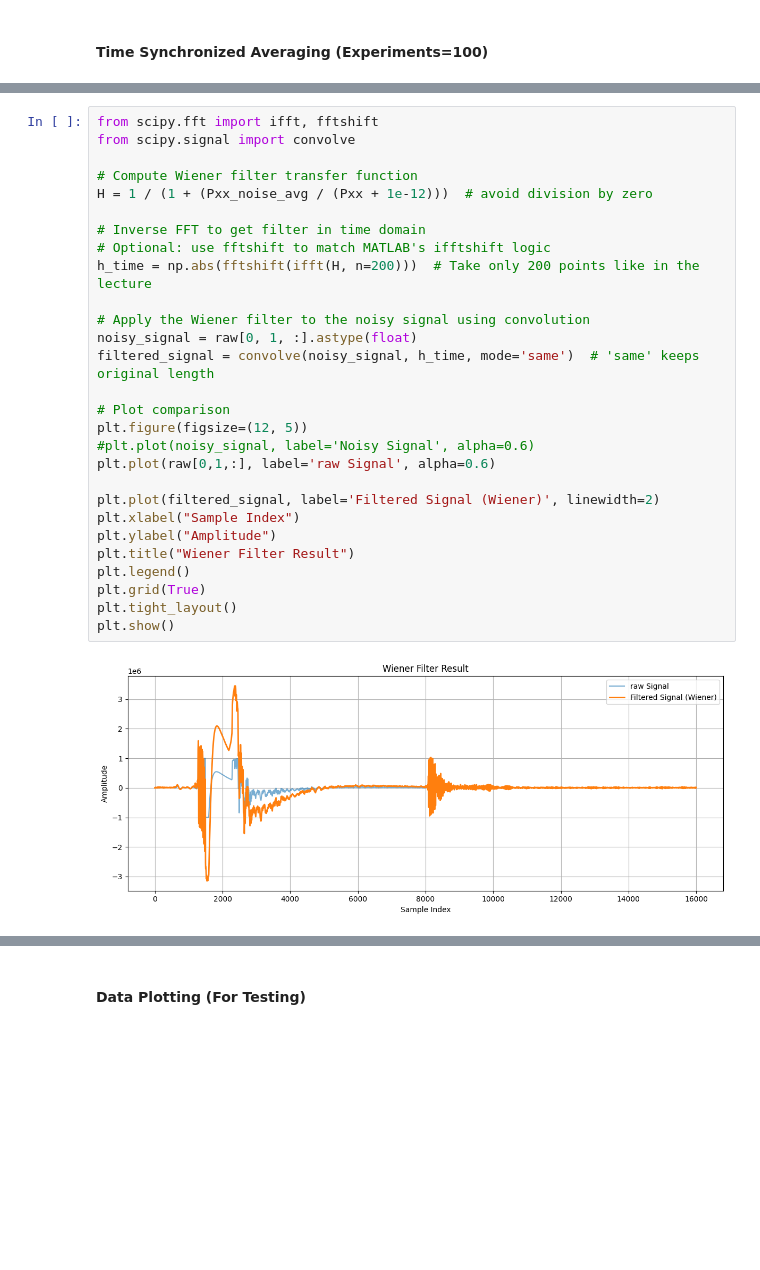
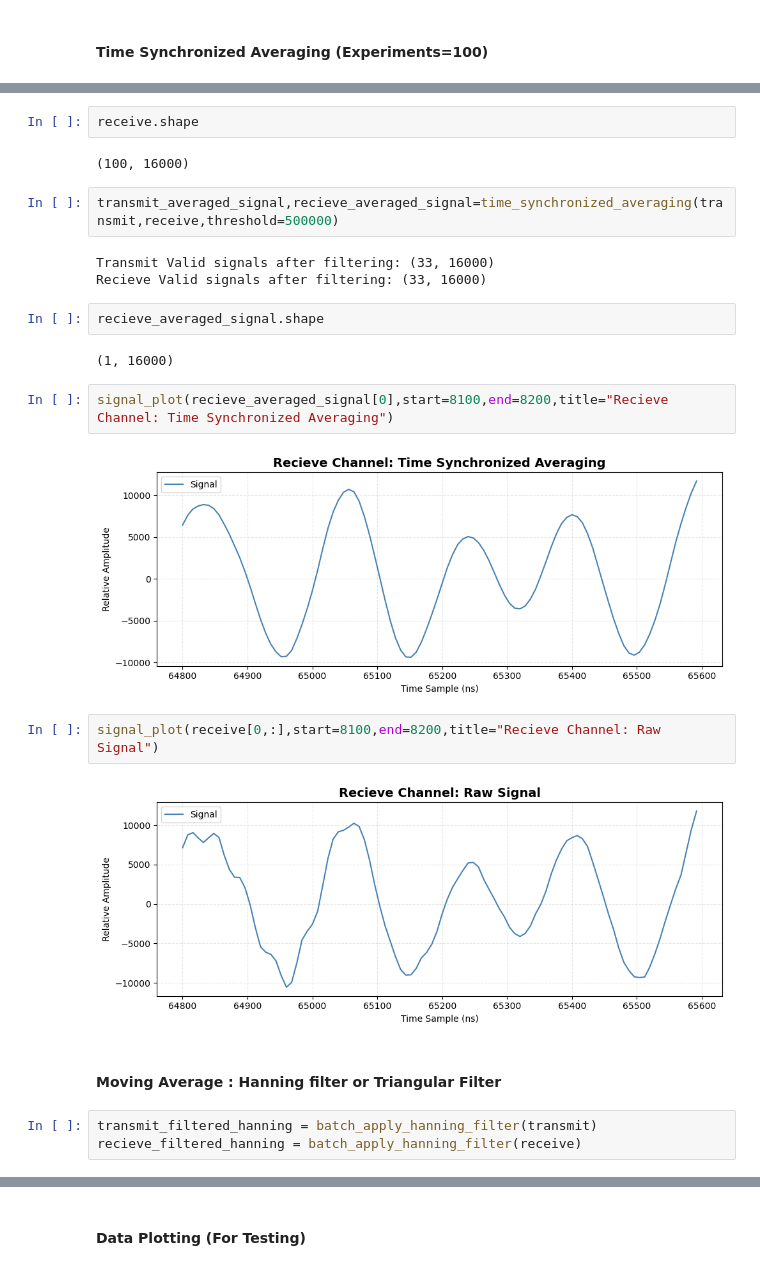
Before and after one commit to madhviasthana/Bio-Medical-Signal-Processing, a Jupyter notebook: codebase/main.ipynb, the cells around one changed output, grey strips where cells are left out. Cells and saved outputs as stored; diff of their text form; blank space fills up the shorter version.

```diff
--- a/codebase/main.ipynb
+++ b/codebase/main.ipynb
@@ -141,30 +61,26 @@ plt.show()
-# %%
-from scipy.fft import ifft, fftshift
-from scipy.signal import convolve
-
-# Compute Wiener filter transfer function
-H = 1 / (1 + (Pxx_noise_avg / (Pxx + 1e-12)))  # avoid division by zero
-
-# Inverse FFT to get filter in time domain
-# Optional: use fftshift to match MATLAB's ifftshift logic
-h_time = np.abs(fftshift(ifft(H, n=200)))  # Take only 200 points like in the lecture
-
-# Apply the Wiener filter to the noisy signal using convolution
-noisy_signal = raw[0, 1, :].astype(float)
-filtered_signal = convolve(noisy_signal, h_time, mode='same')  # 'same' keeps original length
-
-# Plot comparison
-plt.figure(figsize=(12, 5))
-#plt.plot(noisy_signal, label='Noisy Signal', alpha=0.6)
-plt.plot(raw[0,1,:], label='raw Signal', alpha=0.6)
-
-plt.plot(filtered_signal, label='Filtered Signal (Wiener)', linewidth=2)
-plt.xlabel("Sample Index")
-plt.ylabel("Amplitude")
-plt.title("Wiener Filter Result")
-plt.legend()
-plt.grid(True)
-plt.tight_layout()
-plt.show()
-# %% [output]
-[figure, removed]
+# %%
+receive.shape
+# %% [output]
+(100, 16000)
+# %%
+transmit_averaged_signal,recieve_averaged_signal=time_synchronized_averaging(transmit,receive,threshold=500000)
+# %% [output]
+Transmit Valid signals after filtering: (33, 16000)
+Recieve Valid signals after filtering: (33, 16000)
+# %%
+recieve_averaged_signal.shape
+# %% [output]
+(1, 16000)
+# %%
+signal_plot(recieve_averaged_signal[0],start=8100,end=8200,title="Recieve Channel: Time Synchronized Averaging")
+# %% [output]
+[figure, added]
+# %%
+signal_plot(receive[0,:],start=8100,end=8200,title="Recieve Channel: Raw Signal")
+# %% [output]
+[figure, added]
+# %% [markdown]
+#### Moving Average : Hanning filter or Triangular Filter
+# %%
+transmit_filtered_hanning = batch_apply_hanning_filter(transmit)
+recieve_filtered_hanning = batch_apply_hanning_filter(receive)
```
Also changed, not shown: parts of 65 cells of this notebook, 9 other files.
